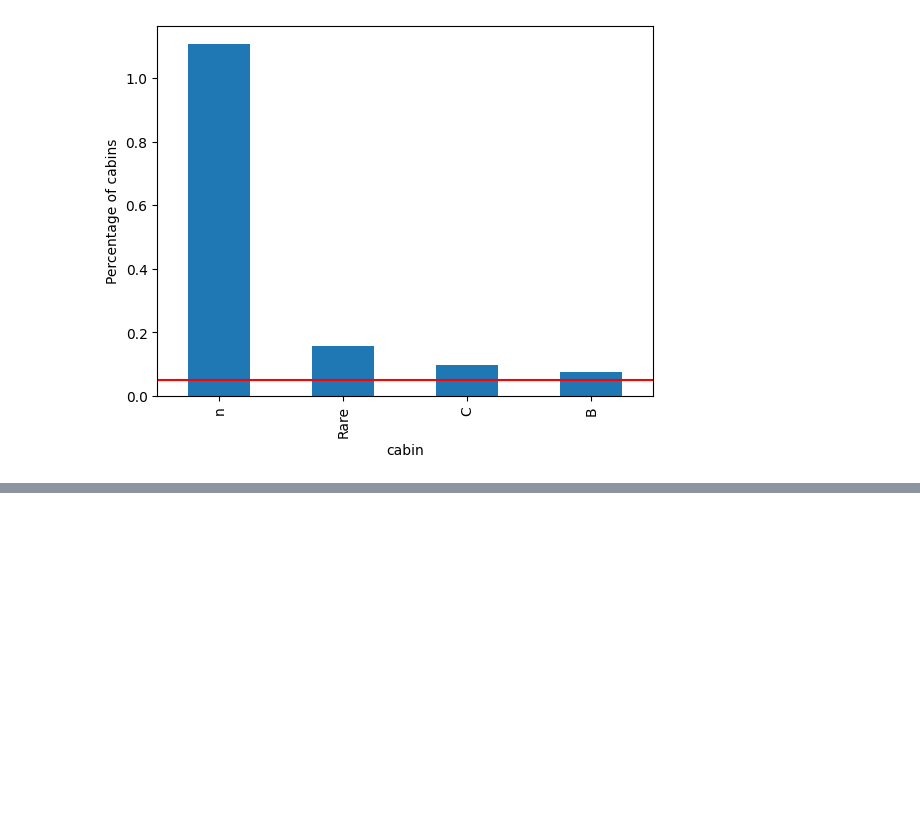
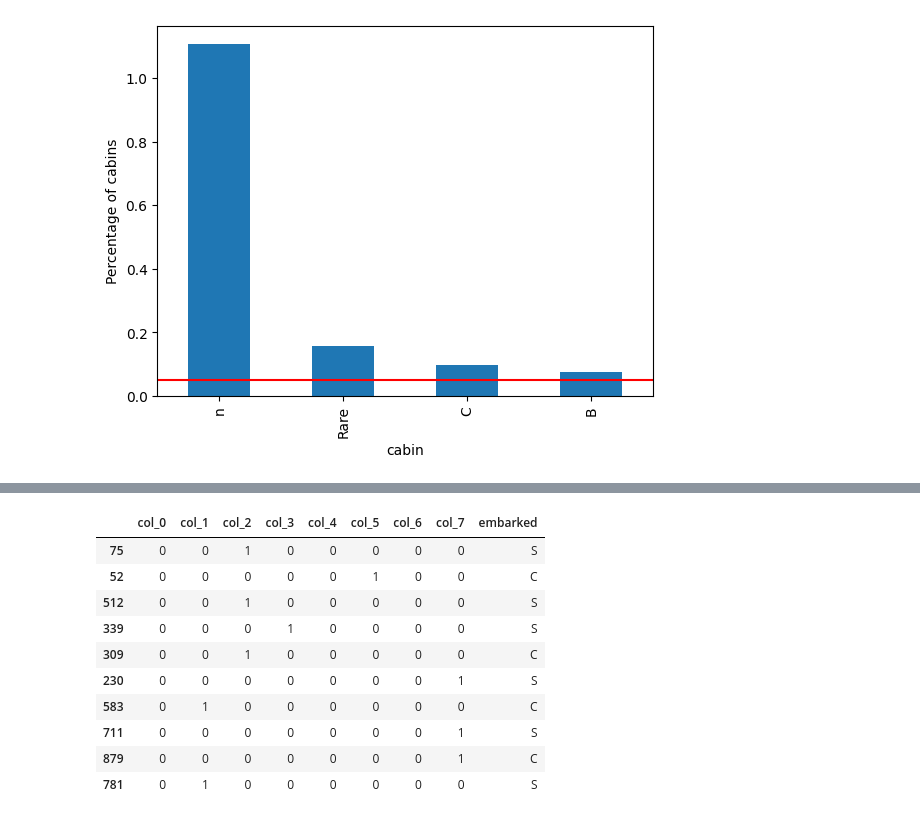
Before and after one commit to kar137/Machine-Learning-Portfolio, a Jupyter notebook: notebooks/Feature-Engineering/encoding.ipynb, the cells around one changed output, grey strips where cells are left out. Saved outputs shown, nothing was run; the diff lists cells and outputs as text; code cells hidden in the pictures; blank space fills up the shorter version.

Commit message:
Implement binary encoding and feature hashing

```diff
--- a/notebooks/Feature-Engineering/encoding.ipynb
+++ b/notebooks/Feature-Engineering/encoding.ipynb
@@ -741,0 +757,14 @@ display_rare(rare1, 'cabin')
+# %%
+#Trian_test_split for the dataset.
+
+X_train, X_test, y_train, y_test = train_test_split(
+    data[['cabin', 'embarked']],
+    data['survived'],
+    test_size=0.3,
+    random_state=42)
+
+# The binary encoder results in log_2(N)+1 new binary features
+from category_encoders.binary import BinaryEncoder
+binary_enc = BinaryEncoder(cols=['cabin'])
+
+X_train.head(10)
@@ -741,0 +783,4 @@ display_rare(rare1, 'cabin')
+# %%
+# Transforming training set by binary encoder
+X_train_encoded = binary_enc.fit_transform(X_train, y_train)
+X_train_encoded.head(10)
@@ -741,0 +799,4 @@ display_rare(rare1, 'cabin')
+# %%
+# Inverse transform using binary encoder's API
+X_train = binary_enc.inverse_transform(X_train_encoded)
+X_train.head(10)
@@ -741,0 +817,5 @@ display_rare(rare1, 'cabin')
+# %%
+from category_encoders.hashing import HashingEncoder
+hashing_enc = HashingEncoder(cols=['cabin']) #uses md5 encoding by default
+
+X_test.head(10)
@@ -741,0 +834,17 @@ display_rare(rare1, 'cabin')
+# %%
+hashing_enc.fit(X_train, y_train)
+X_test_encoded = hashing_enc.transform(X_test)
+
+X_test_encoded.head(10)
+# %% [output]
+|  | col_0 | col_1 | col_2 | col_3 | col_4 | col_5 | col_6 | col_7 | embarked |
+| 75 | 0 | 0 | 1 | 0 | 0 | 0 | 0 | 0 | S |
+| 52 | 0 | 0 | 0 | 0 | 0 | 1 | 0 | 0 | C |
+| 512 | 0 | 0 | 1 | 0 | 0 | 0 | 0 | 0 | S |
+| 339 | 0 | 0 | 0 | 1 | 0 | 0 | 0 | 0 | S |
+| 309 | 0 | 0 | 1 | 0 | 0 | 0 | 0 | 0 | C |
+| 230 | 0 | 0 | 0 | 0 | 0 | 0 | 0 | 1 | S |
+| 583 | 0 | 1 | 0 | 0 | 0 | 0 | 0 | 0 | C |
+| 711 | 0 | 0 | 0 | 0 | 0 | 0 | 0 | 1 | S |
+| 879 | 0 | 0 | 0 | 0 | 0 | 0 | 0 | 1 | C |
+| 781 | 0 | 1 | 0 | 0 | 0 | 0 | 0 | 0 | S |
```
Also changed, not shown: parts of 7 cells of this notebook.
